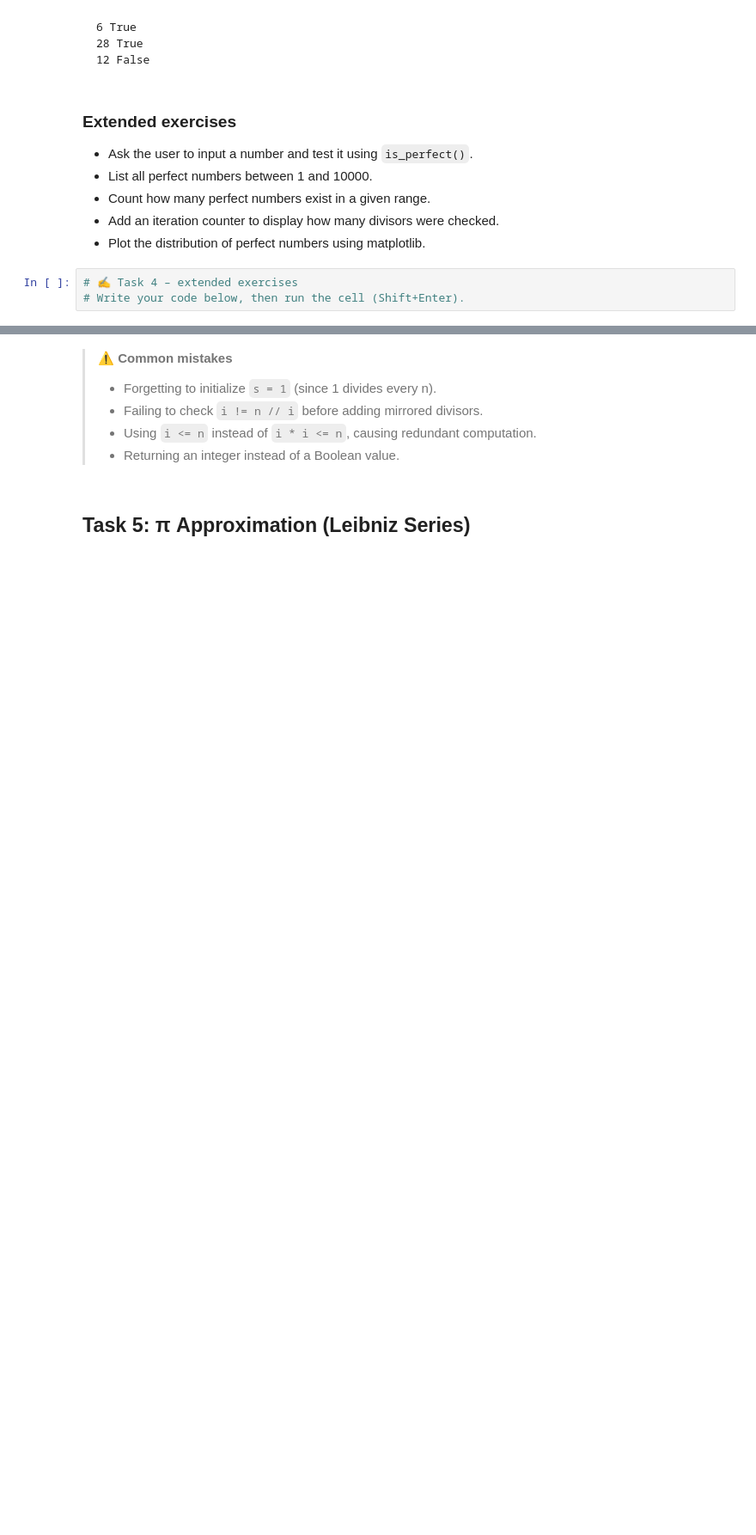
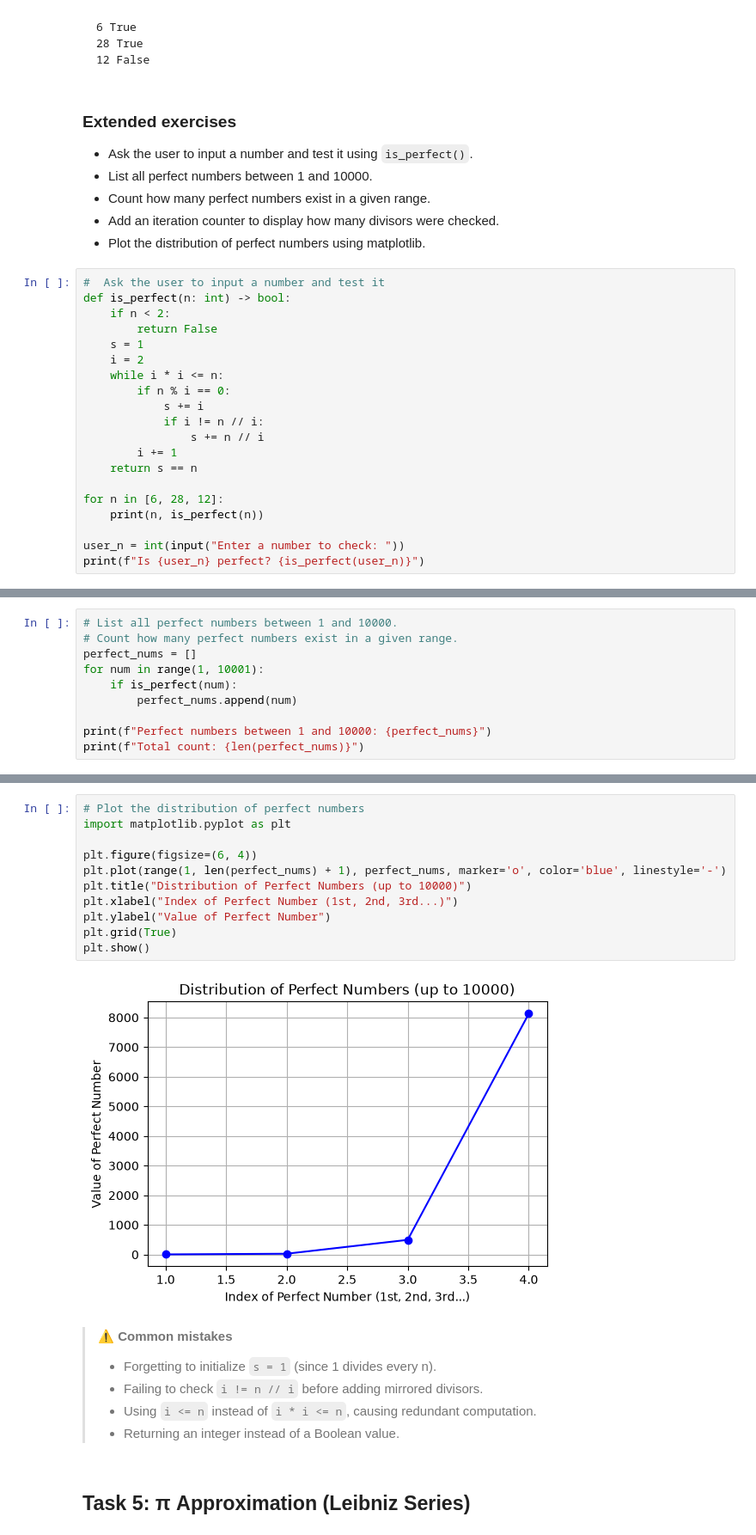
Before and after one commit to tunguyen5687/IT149IU_lab2_Nguyen-Anh-Tu_ITDSIU23026, a Jupyter notebook: FoP_Lab2_Nguyễn Anh Tú_ITDSIU23026.ipynb, the cells around one changed output, grey strips where cells are left out. Shown at 86% size. Cells and saved outputs as stored; diff of their text form; blank space fills up the shorter version.

```diff
--- a/FoP_Lab2_Nguyễn Anh Tú_ITDSIU23026.ipynb
+++ b/FoP_Lab2_Nguyễn Anh Tú_ITDSIU23026.ipynb
@@ -422,5 +585,22 @@ for n in [6, 28, 12]:
 - Add an iteration counter to display how many divisors were checked.
 - Plot the distribution of perfect numbers using matplotlib.
 # %%
-# ✍️ Task 4 – extended exercises
-# Write your code below, then run the cell (Shift+Enter).
+#  Ask the user to input a number and test it
+def is_perfect(n: int) -> bool:
+    if n < 2:
+        return False
+    s = 1
+    i = 2
+    while i * i <= n:
+        if n % i == 0:
+            s += i
+            if i != n // i:
+                s += n // i
+        i += 1
+    return s == n
+
+for n in [6, 28, 12]:
+    print(n, is_perfect(n))
+
+user_n = int(input("Enter a number to check: "))
+print(f"Is {user_n} perfect? {is_perfect(user_n)}")
@@ -426,0 +612,10 @@ for n in [6, 28, 12]:
+# %%
+# List all perfect numbers between 1 and 10000.
+# Count how many perfect numbers exist in a given range.
+perfect_nums = []
+for num in range(1, 10001):
+    if is_perfect(num):
+        perfect_nums.append(num)
+
+print(f"Perfect numbers between 1 and 10000: {perfect_nums}")
+print(f"Total count: {len(perfect_nums)}")
@@ -427,3 +647,16 @@ for n in [6, 28, 12]:
+# %%
+# Plot the distribution of perfect numbers
+import matplotlib.pyplot as plt
+
+plt.figure(figsize=(6, 4))
+plt.plot(range(1, len(perfect_nums) + 1), perfect_nums, marker='o', color='blue', linestyle='-')
+plt.title("Distribution of Perfect Numbers (up to 10000)")
+plt.xlabel("Index of Perfect Number (1st, 2nd, 3rd...)")
+plt.ylabel("Value of Perfect Number")
+plt.grid(True)
+plt.show()
+# %% [output]
+[figure, added]
 # %% [markdown]
 > ⚠️ **Common mistakes**
 >
```
Also changed, not shown: parts of 56 cells of this notebook.
